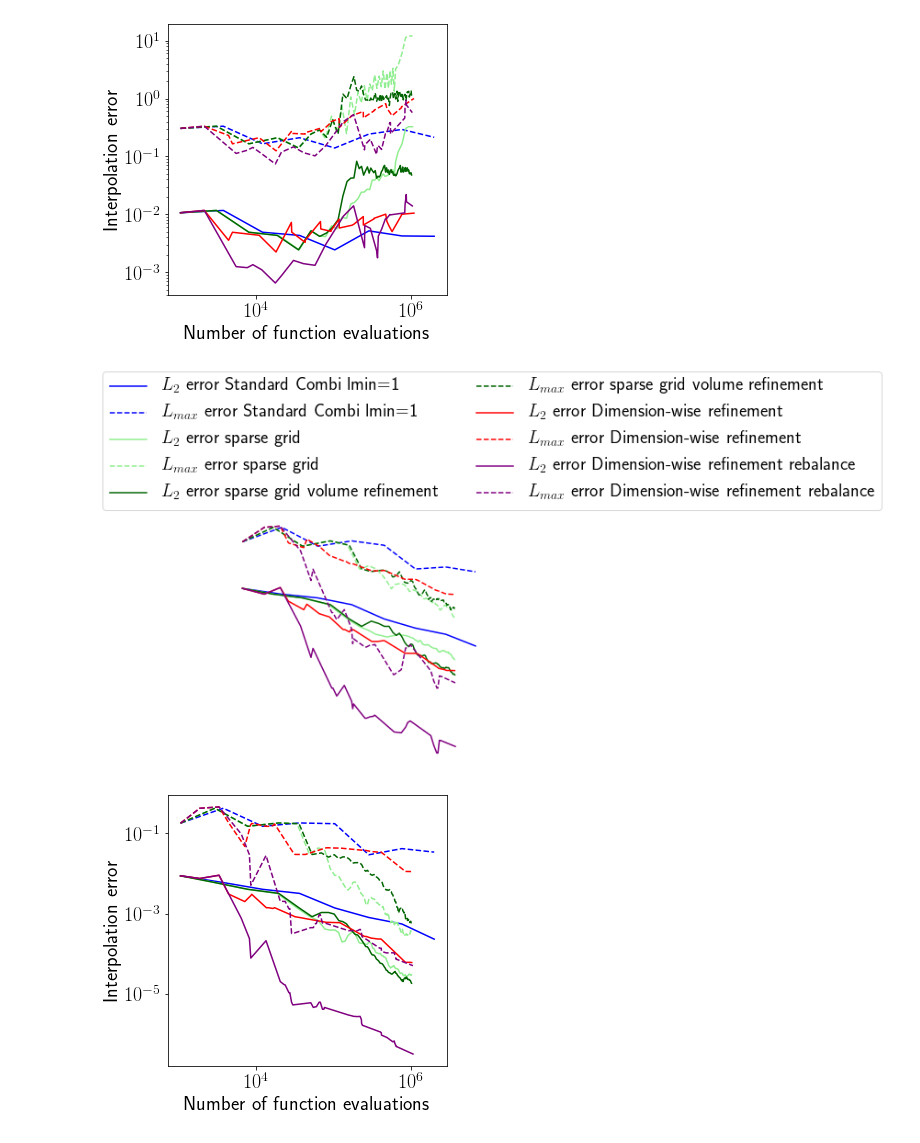
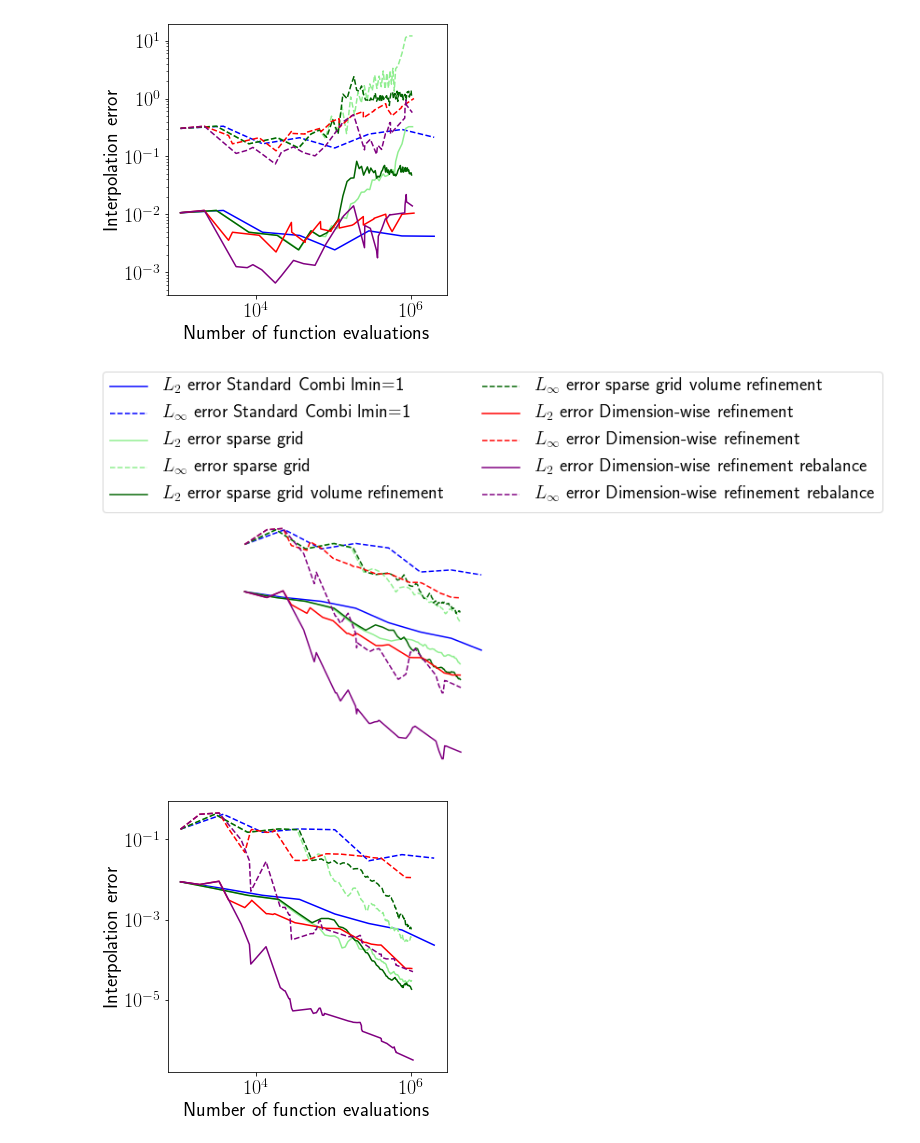
Before and after one commit to obersteiner/sparseSpACE, a Jupyter notebook: ipynb/Test_Cases_SIAM-SISC/SIAM-SISC-Plots-Interpolation.ipynb, the cells around one changed output. Cells and saved outputs as stored; diff of their text form; code cells hidden in the pictures.

Commit message:
switched from max to \infty

```diff
--- a/ipynb/Test_Cases_SIAM-SISC/SIAM-SISC-Plots-Interpolation.ipynb
+++ b/ipynb/Test_Cases_SIAM-SISC/SIAM-SISC-Plots-Interpolation.ipynb
@@ -195,47 +195,47 @@ normalized_l2_error_sgpp = np.asarray(error_sgpp_l2) / 3**5
 normalized_l2_error_sgpp_volume = np.asarray(error_sgpp_l2_volume) / 3**5
 normalized_l2_error_standard = np.asarray(err_standard_1_l2) / 3**5
 plt.loglog(x_standard_1, normalized_l2_error_standard, color="blue" , label="$L_2$ error Standard Combi lmin=1")
-plt.loglog(x_standard_1, err_standard_1_linf, linestyle="dashed", color="blue", label="$L_{max}$ error Standard Combi lmin=1")
+plt.loglog(x_standard_1, err_standard_1_linf, linestyle="dashed", color="blue", label="$L_{\infty}$ error Standard Combi lmin=1")
 plt.loglog(x_sgpp, normalized_l2_error_sgpp, color="lightgreen", label="$L_{2}$ error sparse grid")
-plt.loglog(x_sgpp, error_sgpp_linf, linestyle="dashed", color="lightgreen", label="$L_{max}$ error sparse grid")
+plt.loglog(x_sgpp, error_sgpp_linf, linestyle="dashed", color="lightgreen", label="$L_{\infty}$ error sparse grid")
 plt.loglog(x_sgpp_volume, normalized_l2_error_sgpp_volume, color="darkgreen", label="$L_{2}$ error sparse grid volume refinement")
-plt.loglog(x_sgpp_volume, error_sgpp_linf_volume, linestyle="dashed", color="darkgreen", label="$L_{max}$ error sparse grid volume refinement")
+plt.loglog(x_sgpp_volume, error_sgpp_linf_volume, linestyle="dashed", color="darkgreen", label="$L_{\infty}$ error sparse grid volume refinement")
 #plt.loglog(x_standard_2,err_standard_2, label="Standard Combi lmin=2")
 #plt.loglog(x_standard_3,err_standard_3, label="Standard Combi lmin=3")
 normalized_l2_error = np.asarray(err_dimension_wise_l2) / 3**5
 
 normalized_l2_error_rebalance = np.asarray(err_dimension_wise_rebalance_l2) / 3**5
 
 plt.loglog(x_dimension_wise, normalized_l2_error, color="red", label="$L_2$ error Dimension-wise refinement")
-plt.loglog(x_dimension_wise, err_dimension_wise_linf, linestyle="dashed", color="red", label="$L_{max}$ error Dimension-wise refinement")
+plt.loglog(x_dimension_wise, err_dimension_wise_linf, linestyle="dashed", color="red", label="$L_{\infty}$ error Dimension-wise refinement")
 
 plt.loglog(x_dimension_wise_rebalance, normalized_l2_error_rebalance, color="purple", label="$L_2$ error Dimension-wise refinement rebalance")
-plt.loglog(x_dimension_wise_rebalance, err_dimension_wise_rebalance_linf, linestyle="dashed", color="purple", label="$L_{max}$ error Dimension-wise refinement rebalance")
+plt.loglog(x_dimension_wise_rebalance, err_dimension_wise_rebalance_linf, linestyle="dashed", color="purple", label="$L_{\infty}$ error Dimension-wise refinement rebalance")
 
 #plt.loglog(x_adaptive_split,err_adaptive_split, label="Extend-Split depth=4")
 #plt.loglog(x_adaptive_split,err_surplus_split, '--', label="Extend-Split depth=4 surplusses")
 #plt.loglog(x_adaptive_auto,err_adaptive_auto, label="Extend-Split auto")
 #plt.loglog(x_adaptive_auto,err_surplus_auto, '--', label="Extend-Split auto surplusses")
 
 #plt.legend(bbox_to_anchor=(1,1))
 plt.xlabel('Number of function evaluations')
 plt.ylabel('Interpolation error')
 plt.savefig("product_convergence_inter.pdf", bbox_inches='tight')
 #plt.show()
 import numpy as np
 figLegend = plt.legend(bbox_to_anchor=(-0.5, 1.02, 1., .102), loc=3,
            ncol=2, borderaxespad=0.)
 fig = figLegend.figure
 fig.canvas.draw()
 expand=[-5,-5,5,5]
 bbox  = figLegend.get_window_extent()
 bbox = bbox.from_extents(*(bbox.extents + np.array(expand)))
 bbox = bbox.transformed(fig.dpi_scale_trans.inverted())
 plt.axis('off')
 fig.savefig("legend_inter.pdf", bbox_inches=bbox)
 plt.show()
 # %% [output]
-[figure, old version]
+[figure, new version]
 # %%
 #results for Corner Peak Test-case
 plt.rcParams.update({'font.size': fontsize})
```
